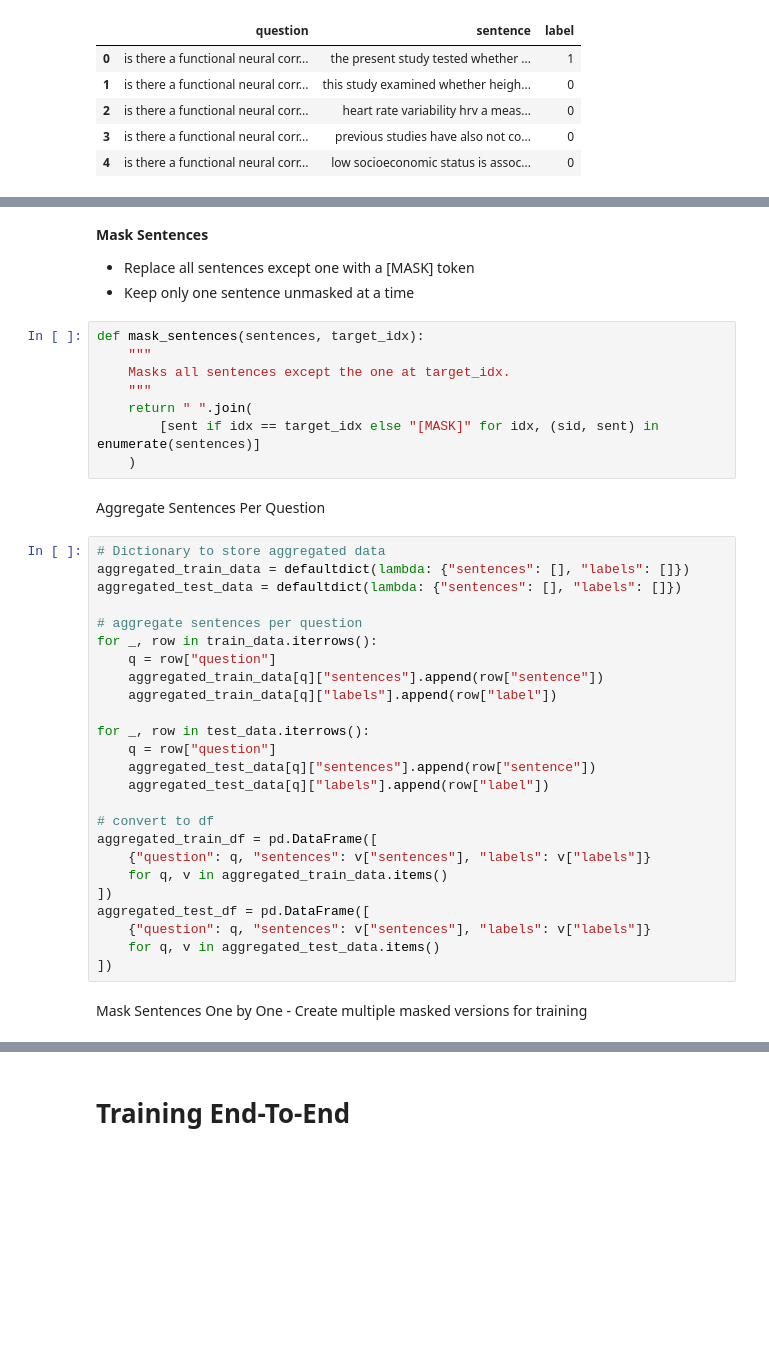
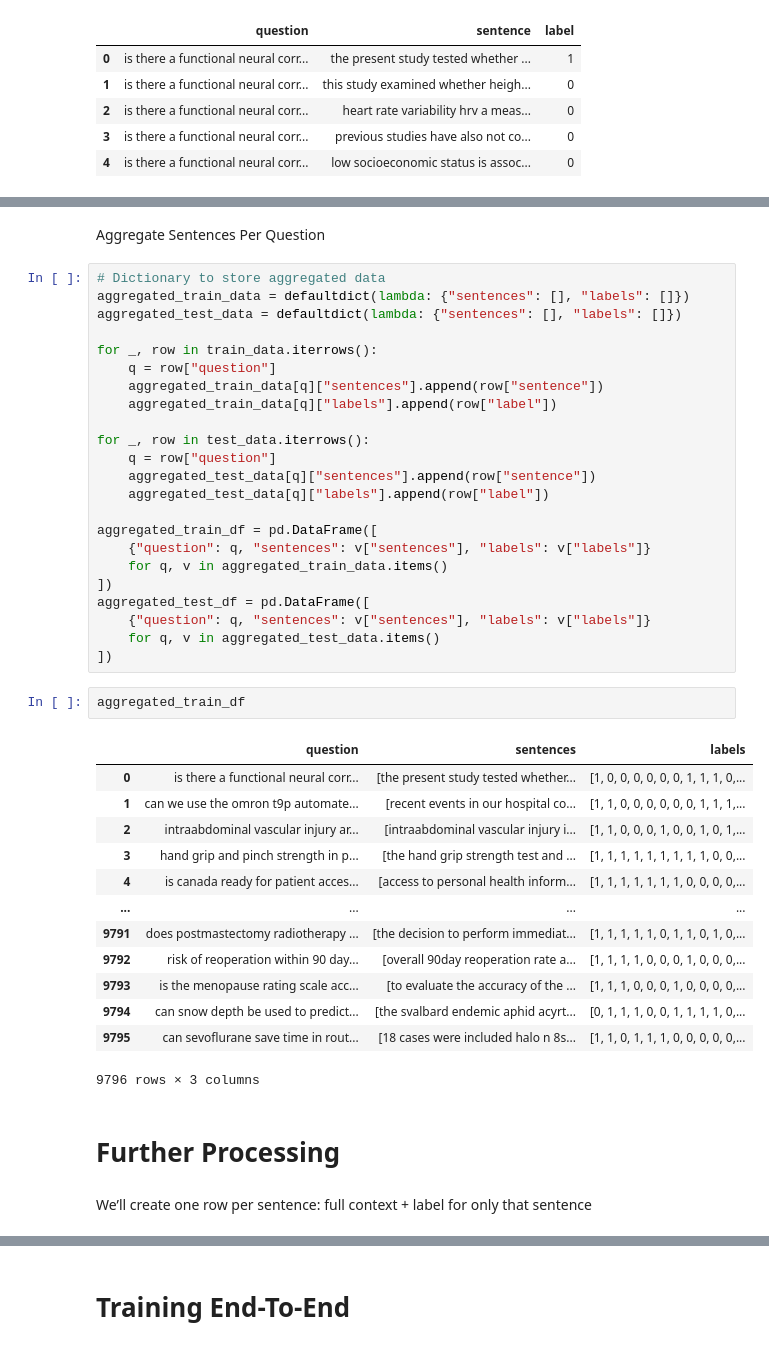
Before and after one commit to KRLabsOrg/verbatim-rag, a Jupyter notebook: exploration/RAGBENCH/train_model.ipynb, the cells around one changed output, grey strips where cells are left out. Cells and saved outputs as stored; diff of their text form; blank space fills up the shorter version.

```diff
--- a/exploration/RAGBENCH/train_model.ipynb
+++ b/exploration/RAGBENCH/train_model.ipynb
@@ -256,16 +254,3 @@ train_data.head()
-# %% [markdown]
-**Mask Sentences**
-
-- Replace all sentences except one with a [MASK] token
-- Keep only one sentence unmasked at a time
-# %%
-def mask_sentences(sentences, target_idx):
-    """
-    Masks all sentences except the one at target_idx.
-    """
-    return " ".join(
-        [sent if idx == target_idx else "[MASK]" for idx, (sid, sent) in enumerate(sentences)]
-    )
 # %% [markdown]
 Aggregate Sentences Per Question
 # %%
@@ -273,7 +258,6 @@ Aggregate Sentences Per Question
 aggregated_train_data = defaultdict(lambda: {"sentences": [], "labels": []})
 aggregated_test_data = defaultdict(lambda: {"sentences": [], "labels": []})
 
-# aggregate sentences per question
 for _, row in train_data.iterrows():
     q = row["question"]
     aggregated_train_data[q]["sentences"].append(row["sentence"])
@@ -284,7 +268,6 @@ for _, row in test_data.iterrows():
     aggregated_test_data[q]["sentences"].append(row["sentence"])
     aggregated_test_data[q]["labels"].append(row["label"])
 
-# convert to df
 aggregated_train_df = pd.DataFrame([
     {"question": q, "sentences": v["sentences"], "labels": v["labels"]}
     for q, v in aggregated_train_data.items()
@@ -293,6 +276,24 @@ aggregated_test_df = pd.DataFrame([
     {"question": q, "sentences": v["sentences"], "labels": v["labels"]}
     for q, v in aggregated_test_data.items()
 ])
-# %% [markdown]
-Mask Sentences One by One - Create multiple masked versions for training
+# %%
+aggregated_train_df
+# %% [output]
+|  | question | sentences | labels |
+| 0 | is there a functional neural corr... | [the present study tested whether... | [1, 0, 0, 0, 0, 0, 0, 1, 1, 1, 0,... |
+| 1 | can we use the omron t9p automate... | [recent events in our hospital co... | [1, 1, 0, 0, 0, 0, 0, 0, 1, 1, 1,... |
+| 2 | intraabdominal vascular injury ar... | [intraabdominal vascular injury i... | [1, 1, 0, 0, 0, 1, 0, 0, 1, 0, 1,... |
+| 3 | hand grip and pinch strength in p... | [the hand grip strength test and ... | [1, 1, 1, 1, 1, 1, 1, 1, 1, 0, 0,... |
+| 4 | is canada ready for patient acces... | [access to personal health inform... | [1, 1, 1, 1, 1, 1, 1, 0, 0, 0, 0,... |
+| ... | ... | ... | ... |
+| 9791 | does postmastectomy radiotherapy ... | [the decision to perform immediat... | [1, 1, 1, 1, 1, 0, 1, 1, 0, 1, 0,... |
+| 9792 | risk of reoperation within 90 day... | [overall 90day reoperation rate a... | [1, 1, 1, 1, 0, 0, 0, 1, 0, 0, 0,... |
+| 9793 | is the menopause rating scale acc... | [to evaluate the accuracy of the ... | [1, 1, 1, 0, 0, 0, 1, 0, 0, 0, 0,... |
+| 9794 | can snow depth be used to predict... | [the svalbard endemic aphid acyrt... | [0, 1, 1, 1, 0, 0, 1, 1, 1, 1, 0,... |
+| 9795 | can sevoflurane save time in rout... | [18 cases were included halo n 8s... | [1, 1, 0, 1, 1, 1, 0, 0, 0, 0, 0,... |
+9796 rows × 3 columns
+# %% [markdown]
+# Further Processing
+# %% [markdown]
+We’ll create one row per sentence: full context + label for only that sentence
 # %%
```
Also changed, not shown: parts of 27 cells of this notebook.
